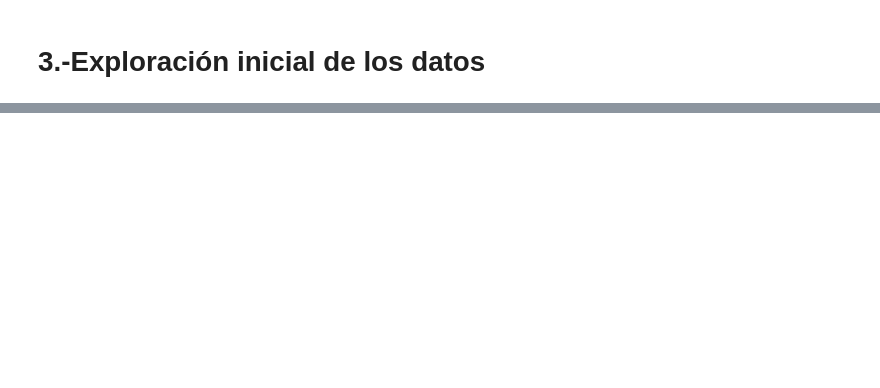
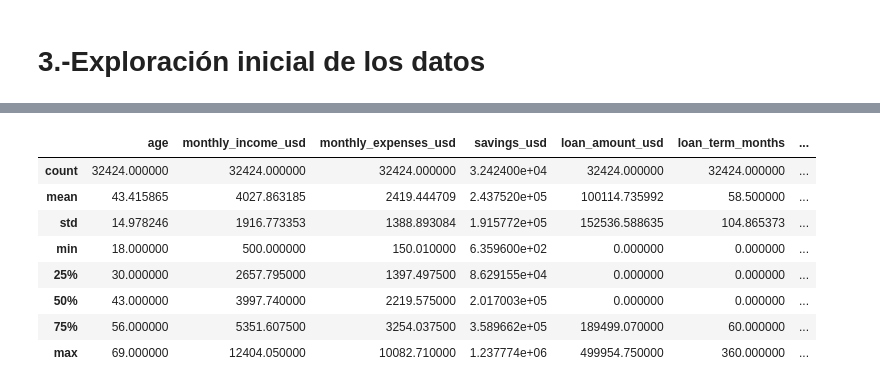
Before and after one commit to RogerFernando98/Big-4-Financial-Risk-Insights-2020-2025-, a Jupyter notebook: notebooks/1_primera_aproximacion.ipynb, the cells around one changed output, grey strips where cells are left out. Saved outputs shown, nothing was run; the diff lists cells and outputs as text; code cells hidden in the pictures; blank space fills up the shorter version.

```diff
--- a/notebooks/1_primera_aproximacion.ipynb
+++ b/notebooks/1_primera_aproximacion.ipynb
@@ -89,0 +94,12 @@ Saber cuántos valores no nulos tenemos es clave para analizar los datos y detec
+# %%
+df.describe()
+# %% [output]
+|  | age | monthly_income_usd | monthly_expenses_usd | savings_usd | loan_amount_usd | loan_term_months | ... |
+| count | 32424.000000 | 32424.000000 | 32424.000000 | 3.242400e+04 | 32424.000000 | 32424.000000 | ... |
+| mean | 43.415865 | 4027.863185 | 2419.444709 | 2.437520e+05 | 100114.735992 | 58.500000 | ... |
+| std | 14.978246 | 1916.773353 | 1388.893084 | 1.915772e+05 | 152536.588635 | 104.865373 | ... |
+| min | 18.000000 | 500.000000 | 150.010000 | 6.359600e+02 | 0.000000 | 0.000000 | ... |
+| 25% | 30.000000 | 2657.795000 | 1397.497500 | 8.629155e+04 | 0.000000 | 0.000000 | ... |
+| 50% | 43.000000 | 3997.740000 | 2219.575000 | 2.017003e+05 | 0.000000 | 0.000000 | ... |
+| 75% | 56.000000 | 5351.607500 | 3254.037500 | 3.589662e+05 | 189499.070000 | 60.000000 | ... |
+| max | 69.000000 | 12404.050000 | 10082.710000 | 1.237774e+06 | 499954.750000 | 360.000000 | ... |
```
Also changed, not shown: parts of 22 cells of this notebook.
